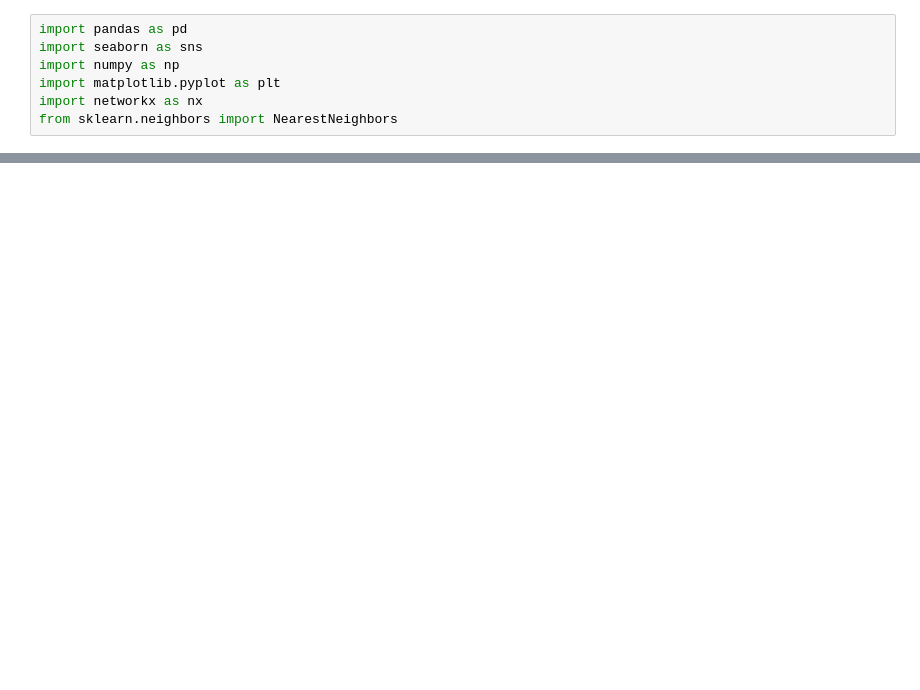
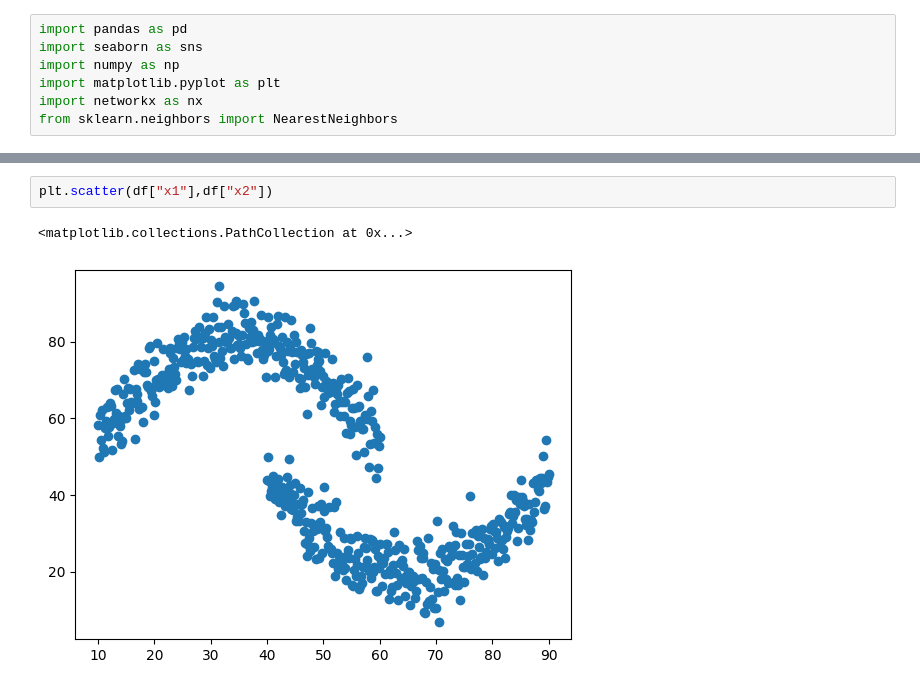
Before and after one commit to OmerTurk1/ML-From-Scratch, a Jupyter notebook: NeighbourClusterer.ipynb, the cells around one changed output, grey strips where cells are left out. Drawn from its saved outputs; the diff is of its cells as text; blank space fills up the shorter version.

```diff
--- a/NeighbourClusterer.ipynb
+++ b/NeighbourClusterer.ipynb
@@ -72,0 +112,5 @@ class NeighbourClusterer:
+# %%
+plt.scatter(df["x1"],df["x2"])
+# %% [output]
+<matplotlib.collections.PathCollection at 0x...>
+[figure, added]
```
Also changed, not shown: parts of 11 cells of this notebook.
